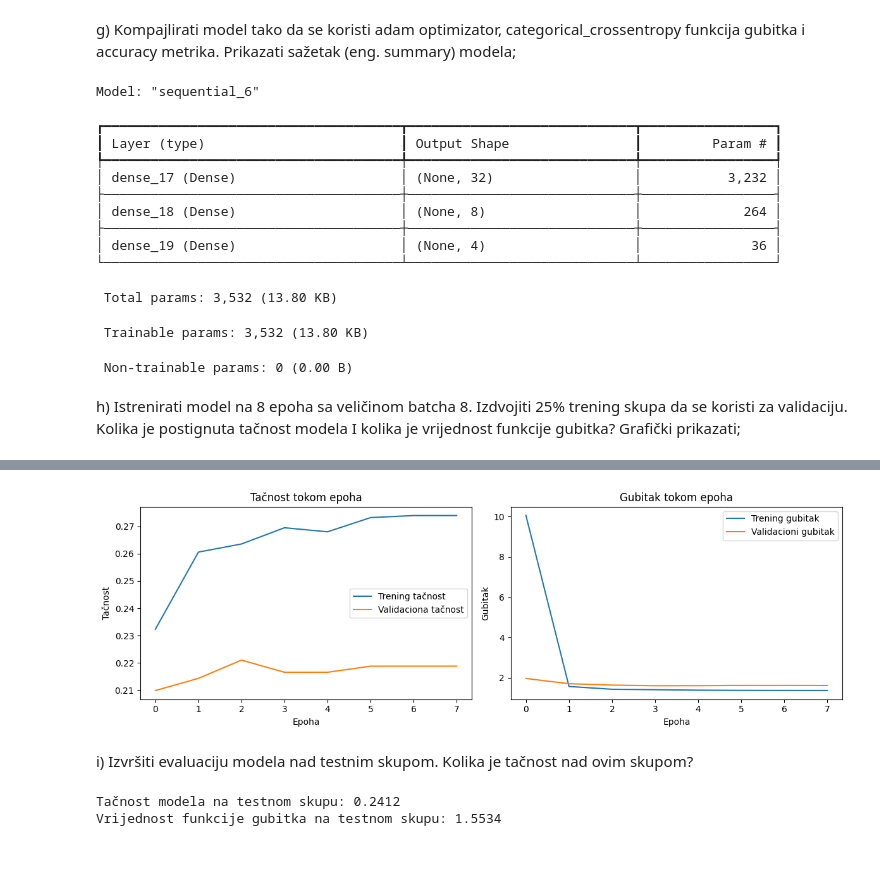
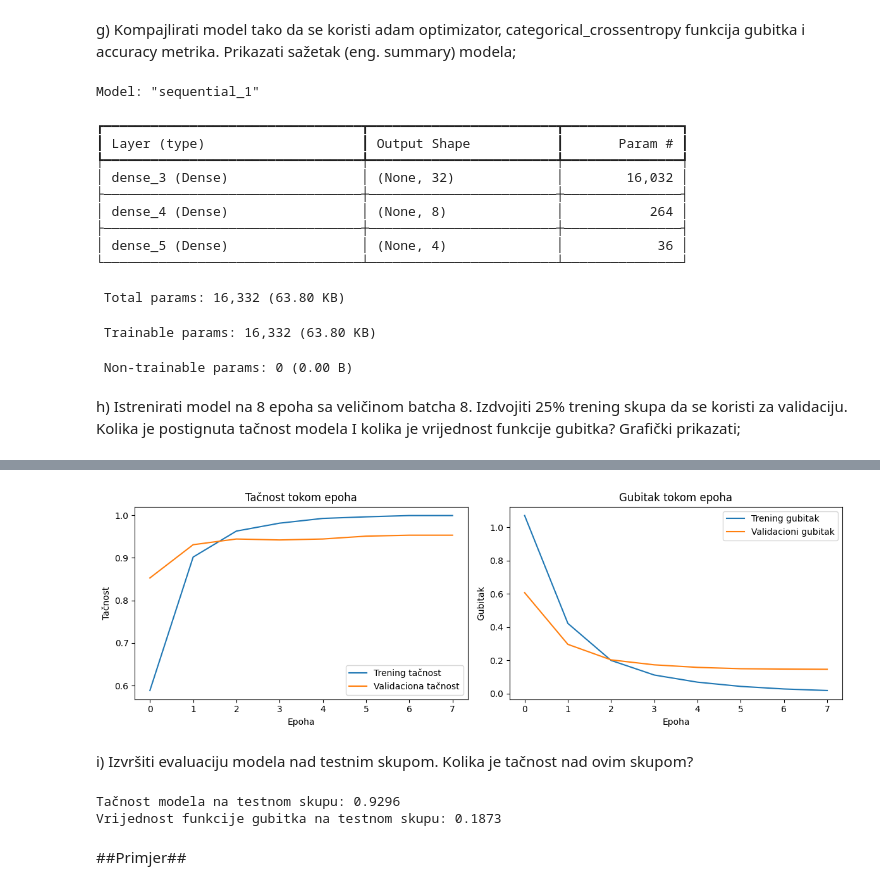
Before and after one commit to amujalo1/TensorLab, a Jupyter notebook: LV4.ipynb, the cells around one changed output, grey strips where cells are left out. Drawn from its saved outputs; the diff is of its cells as text; code cells hidden in the pictures; blank space fills up the shorter version.

```diff
--- a/LV4.ipynb
+++ b/LV4.ipynb
@@ -361,0 +329,23 @@ Primjer prve rečenice nakon paddinga:
+# %%
+from tensorflow.keras.preprocessing.text import Tokenizer
+
+def vectorize_sequences(sequences, dimension=500):
+    results = np.zeros((len(sequences), dimension))
+    for i, sequence in enumerate(sequences):
+        for word_idx in sequence:
+            if word_idx < dimension:  # Odbacujemo riječi izvan dimenzije
+                results[i, word_idx] = 1
+    return results
+
+tokenizer = Tokenizer(num_words=500)
+tokenizer.fit_on_texts(X_train)
+
+train_data_seq = tokenizer.texts_to_sequences(X_train)
+test_data_seq = tokenizer.texts_to_sequences(X_test)
+
+X_train_vectorized = vectorize_sequences(train_data_seq)
+X_test_vectorized = vectorize_sequences(test_data_seq)
+
+print("\n--- Nakon vektorizacije ---")
+print(f"Oblik trening podataka: {X_train_vectorized.shape}")
+print(f"Oblik test podataka: {X_test_vectorized.shape}")
@@ -370,7 +364,7 @@ from tensorflow.keras.layers import Dense
 num_classes = y_train.shape[1]
 
 model = Sequential([
-    Dense(32, activation='relu', input_shape=(X_train_pad.shape[1],)),
+    Dense(32, activation='relu', input_shape=(500,)),
     Dense(8, activation='relu'),
     Dense(num_classes, activation='softmax')
 ])
@@ -386,18 +380,18 @@ model.compile(
 
 model.summary()
 # %% [output]
-Model: "sequential_6"
+Model: "sequential_1"
-┏━━━━━━━━━━━━━━━━━━━━━━━━━━━━━━━━━━━━━━┳━━━━━━━━━━━━━━━━━━━━━━━━━━━━━┳━━━━━━━━━━━━━━━━━┓
-┃ Layer (type)                         ┃ Output Shape                ┃         Param # ┃
-┡━━━━━━━━━━━━━━━━━━━━━━━━━━━━━━━━━━━━━━╇━━━━━━━━━━━━━━━━━━━━━━━━━━━━━╇━━━━━━━━━━━━━━━━━┩
-│ dense_17 (Dense)                     │ (None, 32)                  │           3,232 │
-├──────────────────────────────────────┼─────────────────────────────┼─────────────────┤
-│ dense_18 (Dense)                     │ (None, 8)                   │             264 │
-├──────────────────────────────────────┼─────────────────────────────┼─────────────────┤
-│ dense_19 (Dense)                     │ (None, 4)                   │              36 │
-└──────────────────────────────────────┴─────────────────────────────┴─────────────────┘
+┏━━━━━━━━━━━━━━━━━━━━━━━━━━━━━━━━━┳━━━━━━━━━━━━━━━━━━━━━━━━┳━━━━━━━━━━━━━━━┓
+┃ Layer (type)                    ┃ Output Shape           ┃       Param # ┃
+┡━━━━━━━━━━━━━━━━━━━━━━━━━━━━━━━━━╇━━━━━━━━━━━━━━━━━━━━━━━━╇━━━━━━━━━━━━━━━┩
+│ dense_3 (Dense)                 │ (None, 32)             │        16,032 │
+├─────────────────────────────────┼────────────────────────┼───────────────┤
+│ dense_4 (Dense)                 │ (None, 8)              │           264 │
+├─────────────────────────────────┼────────────────────────┼───────────────┤
+│ dense_5 (Dense)                 │ (None, 4)              │            36 │
+└─────────────────────────────────┴────────────────────────┴───────────────┘
- Total params: 3,532 (13.80 KB)
+ Total params: 16,332 (63.80 KB)
- Trainable params: 3,532 (13.80 KB)
+ Trainable params: 16,332 (63.80 KB)
  Non-trainable params: 0 (0.00 B)
 # %% [markdown]
 h) Istrenirati model na 8 epoha sa veličinom batcha 8. Izdvojiti 25% trening skupa da se koristi za validaciju.
@@ -407,7 +401,7 @@ from tensorflow.keras.callbacks import History
 import matplotlib.pyplot as plt
 
 history = model.fit(
-    X_train_pad,
+    X_train_vectorized,
     y_train,
     epochs=8,
     batch_size=8,
@@ -415,7 +409,7 @@ history = model.fit(
     verbose=1
 )
 
-test_loss, test_acc = model.evaluate(X_test_pad, y_test, verbose=0)
+test_loss, test_acc = model.evaluate(X_test_vectorized, y_test, verbose=0)
 
 print(f"\nFinalna tačnost na testnom skupu: {test_acc:.4f}")
 print(f"Finalni gubitak na testnom skupu: {test_loss:.4f}")
@@ -463,11 +457,12 @@ Finalni gubitak na testnom skupu: 1.5534
-[figure, old version]
+[figure, new version]
 # %% [markdown]
 i) Izvršiti evaluaciju modela nad testnim skupom. Kolika je tačnost nad ovim skupom?
 # %%
-test_loss, test_accuracy = model.evaluate(X_test_pad, y_test, verbose=0)
-
-print(f"Tačnost modela na testnom skupu: {test_accuracy:.4f}")
+test_loss, test_accuracy = model.evaluate(X_test_vectorized, y_test, verbose=0)
+print(f"\nTačnost modela na testnom skupu: {test_accuracy:.4f}")
 print(f"Vrijednost funkcije gubitka na testnom skupu: {test_loss:.4f}")
 # %% [output]
-Tačnost modela na testnom skupu: 0.2412
-Vrijednost funkcije gubitka na testnom skupu: 1.5534
+Tačnost modela na testnom skupu: 0.9296
+Vrijednost funkcije gubitka na testnom skupu: 0.1873
+# %% [markdown]
+##Primjer##
```
Also changed, not shown: parts of 22 cells of this notebook.
